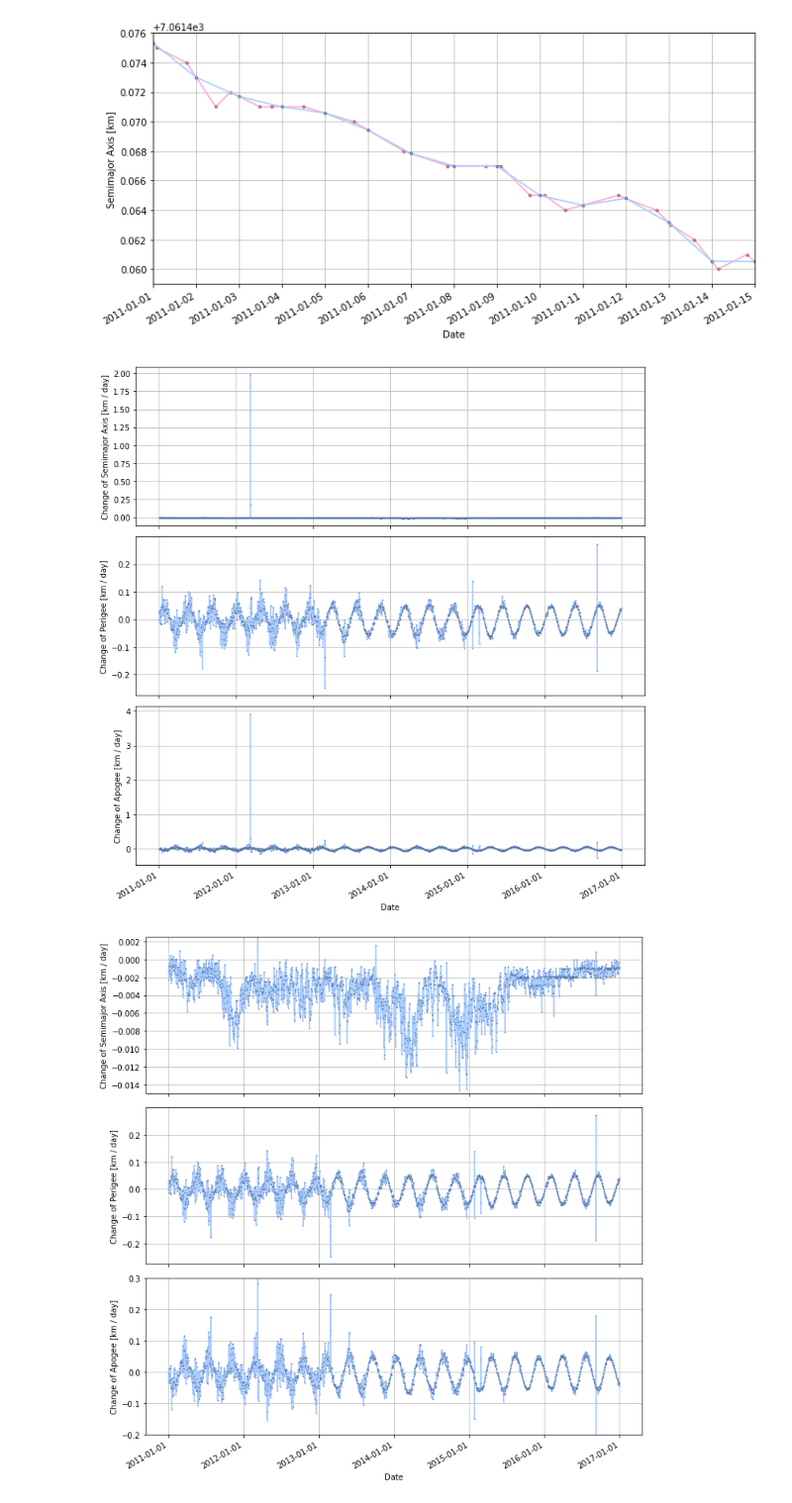
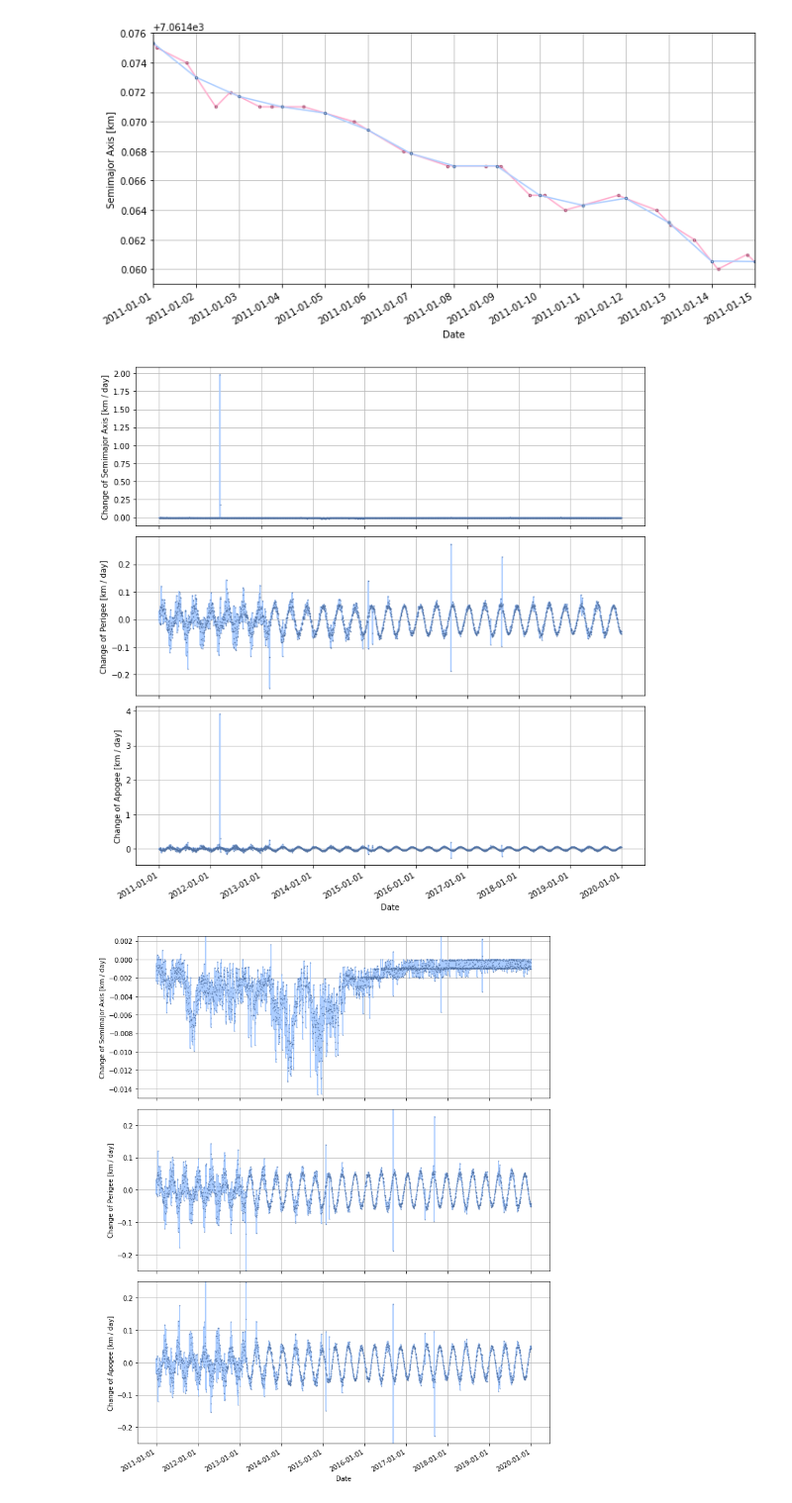
Before and after one commit to nishida/tle, a Jupyter notebook: create_daily_data.ipynb, the cells around one changed output. Shown at 99% size. Cells and saved outputs as stored; diff of their text form; code cells hidden in the pictures.

```diff
--- a/create_daily_data.ipynb
+++ b/create_daily_data.ipynb
@@ -24,7 +29,10 @@ norad_cat_id = 29479
 # %%
 # 対象期間
-date_start = datetime(2011, 1, 1, 0, 0)
-date_end   = datetime(2017, 1, 1, 0, 0)
+if norad_cat_id != 38337:
+    date_start = datetime(2011, 1, 1, 0, 0)
+else:
+    date_start = datetime(2012, 7, 1, 0, 0)
+date_end   = datetime(2020, 1, 1, 0, 0)
 # %%
 # 各columnの型
 # https://www.space-track.org/basicspacedata/modeldef/class/gp/format/html も参照のこと
@@ -69,8 +77,8 @@ Using pre-existing data
 # EPOCH と CREATION_DATE でソートする
 df = df.sort_values(['EPOCH', 'CREATION_DATE']).reset_index(drop=True)
 # %%
-# 対象期間内のみ切り出す(後で補間する際に補外を避けるため1日間のバッファ付き)
-buffer = timedelta(days = 1)
+# 対象期間内のみ切り出す(後で補間する際に補外を避けるため2日間のバッファ付き)
+buffer = timedelta(days = 2)
 dftmp = df[(df['EPOCH'] >= date_start - buffer) & (df['EPOCH'] <= date_end + buffer)]
 # %%
 # バッファ内にデータが含まれているか確認しておく
@@ -292,35 +313,36 @@ fig.autofmt_xdate()
 plt.tight_layout()
 plt.show()
 # %% [output]
-[figure, old version]
+[figure, new version]
 # %%
 # 軌道長半径、近地点、遠地点の日変化をプロット
-fig = plt.figure(figsize=(10, 10))
+fig = plt.figure(figsize=(10, 12))
 ax1 = fig.add_subplot(3, 1, 1)
 ax1.plot(df_daily['DOT_SEMIMAJOR_AXIS'], color='#aaccff', marker='.', markersize=1, markeredgecolor='#5070a0')
 #ax1.xaxis.set_major_locator(mdates.MonthLocator(bymonthday=1, bymonth=1, tz=None))
 ax1.xaxis.set_major_formatter(mdates.DateFormatter("%Y-%m-%d"))
 ax1.set_xlabel("Date")
 ax1.set_ylabel("Change of Semimajor Axis [km / day]")
 ax1.grid(b=True, which='major', color='#bbbbbb', linestyle='-')
 ax1.set_ylim(-0.015,0.0025)
 ax2 = fig.add_subplot(3, 1, 2)
 ax2.plot(df_daily['DOT_PERIAPSIS'], color='#aaccff', marker='.', markersize=1, markeredgecolor='#5070a0')
 #ax2.xaxis.set_major_locator(mdates.MonthLocator(bymonthday=1, bymonth=1, tz=None))
 ax2.xaxis.set_major_formatter(mdates.DateFormatter("%Y-%m-%d"))
 ax2.set_xlabel("Date")
 ax2.set_ylabel("Change of Perigee [km / day]")
 ax2.grid(b=True, which='major', color='#bbbbbb', linestyle='-')
+ax2.set_ylim(-0.25,0.25)
 ax3 = fig.add_subplot(3, 1, 3)
 ax3.plot(df_daily['DOT_APOAPSIS'], color='#aaccff', marker='.', markersize=1, markeredgecolor='#5070a0')
 #ax3.xaxis.set_major_locator(mdates.MonthLocator(bymonthday=1, bymonth=1, tz=None))
 ax3.xaxis.set_major_formatter(mdates.DateFormatter("%Y-%m-%d"))
 ax3.set_xlabel("Date")
 ax3.set_ylabel("Change of Apogee [km / day]")
 ax3.grid(b=True, which='major', color='#bbbbbb', linestyle='-')
-ax3.set_ylim(-0.2,0.3)
+ax3.set_ylim(-0.25,0.25)
 fig.autofmt_xdate()
 plt.tight_layout()
 plt.show()
 # %% [output]
-[figure, old version]
+[figure, new version]
```
Also changed, not shown: parts of 16 cells of this notebook.
